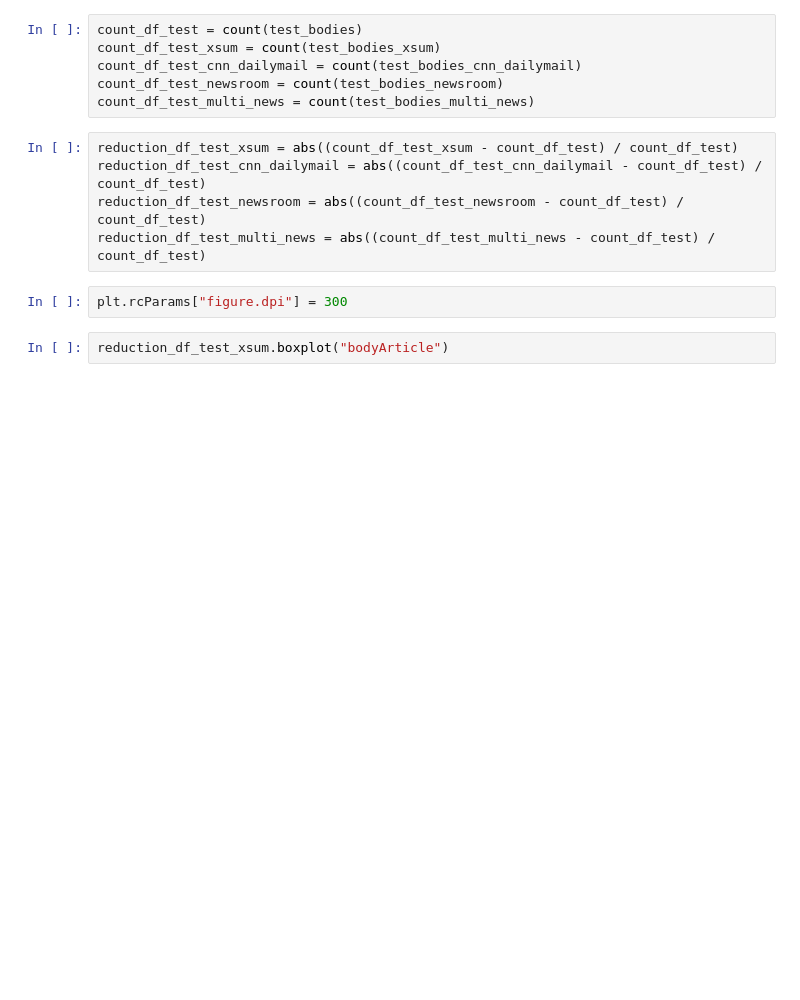
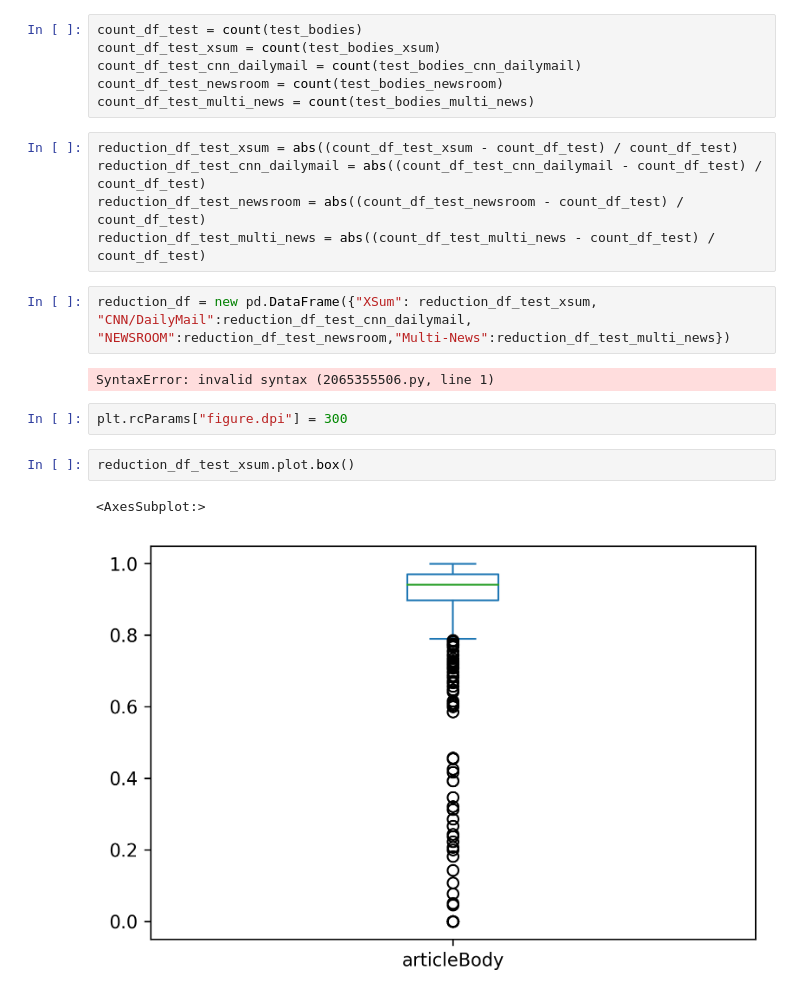
Before and after one commit to thomasvant/ir-nlp, a Jupyter notebook: data-manipulation.ipynb, the cells around one changed output. Saved outputs shown, nothing was run; the diff lists cells and outputs as text; blank space fills up the shorter version.

```diff
--- a/data-manipulation.ipynb
+++ b/data-manipulation.ipynb
@@ -155,8 +156,15 @@ reduction_df_test_xsum = abs((count_df_test_xsum - count_df_test) / count_df_tes
 reduction_df_test_cnn_dailymail = abs((count_df_test_cnn_dailymail - count_df_test) / count_df_test)
 reduction_df_test_newsroom = abs((count_df_test_newsroom - count_df_test) / count_df_test)
 reduction_df_test_multi_news = abs((count_df_test_multi_news - count_df_test) / count_df_test)
+# %%
+reduction_df = new pd.DataFrame({"XSum": reduction_df_test_xsum, "CNN/DailyMail":reduction_df_test_cnn_dailymail, "NEWSROOM":reduction_df_test_newsroom,"Multi-News":reduction_df_test_multi_news})
+# %% [output]
+SyntaxError: invalid syntax (2065355506.py, line 1)
 # %%
 plt.rcParams["figure.dpi"] = 300
 # %%
-reduction_df_test_xsum.boxplot("bodyArticle")
+reduction_df_test_xsum.plot.box()
+# %% [output]
+<AxesSubplot:>
+[figure, added]
 # %%
```
Also changed, not shown: parts of 6 cells of this notebook.
